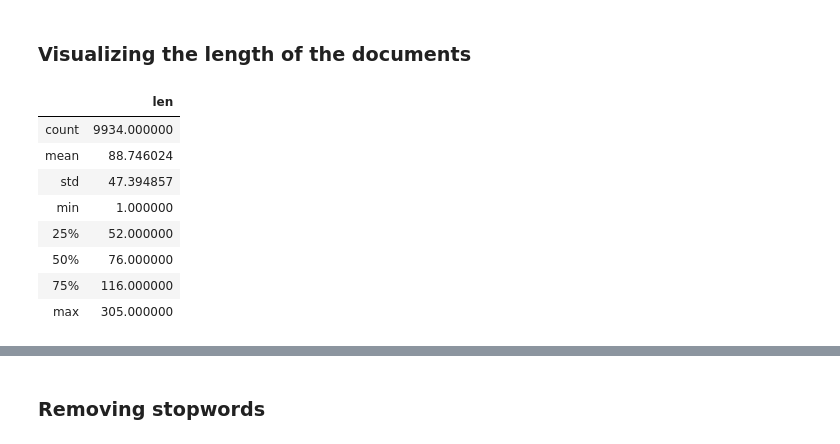
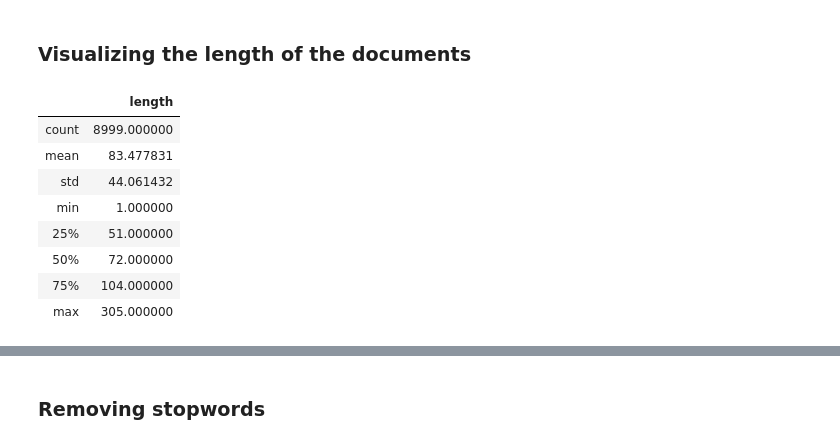
Before and after one commit to ourendingdays/Diploma, a Jupyter notebook: logic/MAIN.ipynb, the cells around one changed output, grey strips where cells are left out. Drawn from its saved outputs; the diff is of its cells as text; code cells hidden in the pictures.

Commit message:
logic: changed input classes and added sklearn metrics instead of RF

```diff
--- a/logic/MAIN.ipynb
+++ b/logic/MAIN.ipynb
@@ -5,6 +5,8 @@
 ### Importing all used libraries, downloading spacy model and preventing warnings from popping up
 # %%
 import pandas as pd
+pd.options.display.max_colwidth = 80
+
 import numpy as np
 
 import matplotlib.pyplot as plt
@@ -13,6 +15,7 @@ import matplotlib.pyplot as plt
 from sklearn.feature_extraction.text import CountVectorizer, TfidfVectorizer
 from sklearn.decomposition import LatentDirichletAllocation, NMF
 from sklearn.neighbors import NearestNeighbors
+from sklearn.metrics import confusion_matrix, accuracy_score, classification_report
 from sklearn.model_selection import train_test_split
 from sklearn.ensemble import RandomForestClassifier
 
@@ -25,3 +28,6 @@ import warnings
 warnings.filterwarnings('ignore')
 # %% [markdown]
 ### Reading a ten 10 topic dataset
+# %%
+ads = pd.read_csv('amazon_nine_topic_labeled.csv', names=['ad', 'label'])
+ads.describe()
@@ -28,10 +51,8 @@ warnings.filterwarnings('ignore')
 # %%
-df = pd.read_csv('amazon_ten_topic_data.csv', names=['ad'])
-
 # Removing NaN values
-df.dropna(inplace=True)
+ads.dropna(inplace=True)
 
 # Shuffling rows
-df = df.sample(frac=1)
-df.describe()
+ads = ads.sample(frac=1)
+ads['ad'].describe()
 # %% [output]
@@ -45,3 +63,0 @@ df.describe()
-# %%
-ads = pd.DataFrame(df['ad'].unique(), columns = ['ad'])
-ads.head(10)
@@ -151,15 +169,15 @@ def length(text):
     """Function that returns the length of a text"""
     return len(text)
 # %%
-ads['len'] = ads['ad'].apply(length)
+ads['length'] = ads['ad'].apply(length)
 ads.describe()
 # %% [output]
-|  | len |
-| count | 9934.000000 |
-| mean | 88.746024 |
-| std | 47.394857 |
+|  | length |
+| count | 8999.000000 |
+| mean | 83.477831 |
+| std | 44.061432 |
 | min | 1.000000 |
-| 25% | 52.000000 |
-| 50% | 76.000000 |
-| 75% | 116.000000 |
+| 25% | 51.000000 |
+| 50% | 72.000000 |
+| 75% | 104.000000 |
 | max | 305.000000 |
```
Also changed, not shown: parts of 71 cells of this notebook, 2 other files.
